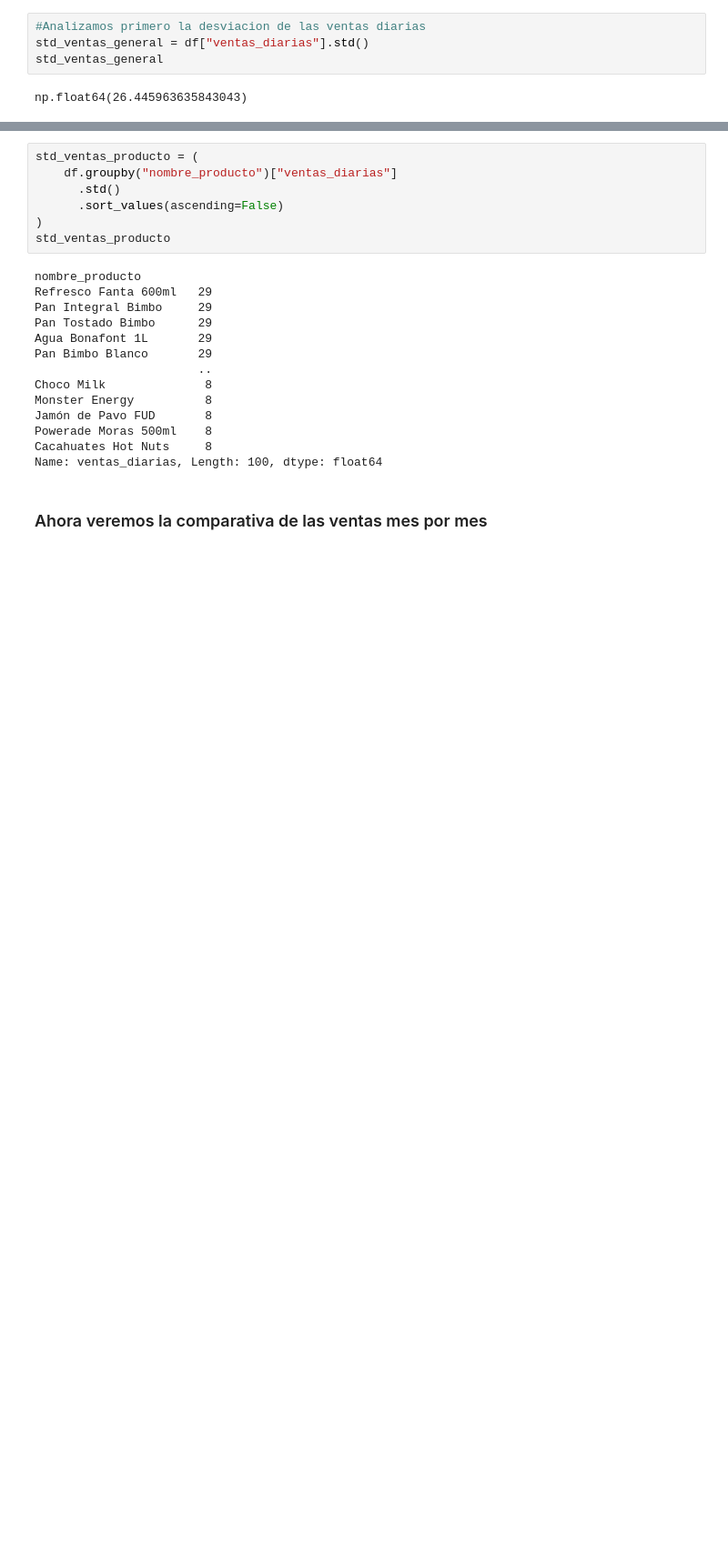
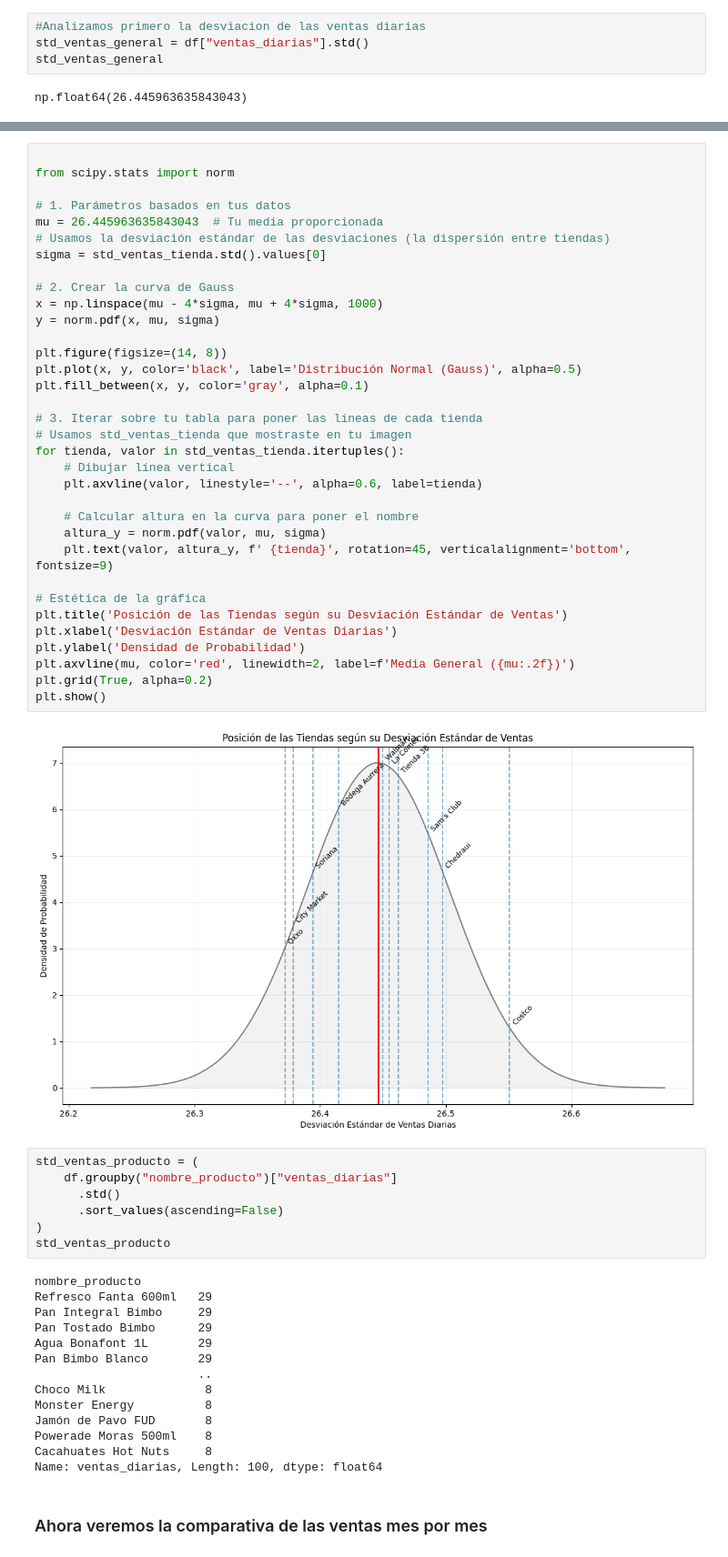
Before and after one commit to RicardoHEspinoza/PCD2026-EAR-Fork-, a Jupyter notebook: Análisis/notebooks/Finales/Analisis Por Puntos/2. Analisis Ciudad-Tienda-Producto.ipynb, the cells around one changed output, grey strips where cells are left out. Shown at 91% size. Cells and saved outputs as stored; diff of their text form; blank space fills up the shorter version.

```diff
--- a/Análisis/notebooks/Finales/Analisis Por Puntos/2. Analisis Ciudad-Tienda-Producto.ipynb
+++ b/Análisis/notebooks/Finales/Analisis Por Puntos/2. Analisis Ciudad-Tienda-Producto.ipynb
@@ -135,3 +145,39 @@ tabla_std_tienda.style.format({"desviacion_std_ventas": "{:.2f}"})
+# %%
+
+from scipy.stats import norm
+
+# 1. Parámetros basados en tus datos
+mu = 26.445963635843043  # Tu media proporcionada
+# Usamos la desviación estándar de las desviaciones (la dispersión entre tiendas)
+sigma = std_ventas_tienda.std().values[0]
+
+# 2. Crear la curva de Gauss
+x = np.linspace(mu - 4*sigma, mu + 4*sigma, 1000)
+y = norm.pdf(x, mu, sigma)
+
+plt.figure(figsize=(14, 8))
+plt.plot(x, y, color='black', label='Distribución Normal (Gauss)', alpha=0.5)
+plt.fill_between(x, y, color='gray', alpha=0.1)
+
+# 3. Iterar sobre tu tabla para poner las líneas de cada tienda
+# Usamos std_ventas_tienda que mostraste en tu imagen
+for tienda, valor in std_ventas_tienda.itertuples():
+    # Dibujar línea vertical
+    plt.axvline(valor, linestyle='--', alpha=0.6, label=tienda)
+
+    # Calcular altura en la curva para poner el nombre
+    altura_y = norm.pdf(valor, mu, sigma)
+    plt.text(valor, altura_y, f' {tienda}', rotation=45, verticalalignment='bottom', fontsize=9)
+
+# Estética de la gráfica
+plt.title('Posición de las Tiendas según su Desviación Estándar de Ventas')
+plt.xlabel('Desviación Estándar de Ventas Diarias')
+plt.ylabel('Densidad de Probabilidad')
+plt.axvline(mu, color='red', linewidth=2, label=f'Media General ({mu:.2f})')
+plt.grid(True, alpha=0.2)
+plt.show()
+# %% [output]
+[figure, added]
 # %%
 std_ventas_producto = (
     df.groupby("nombre_producto")["ventas_diarias"]
```
Also changed, not shown: parts of 10 cells of this notebook, 2 other files.
